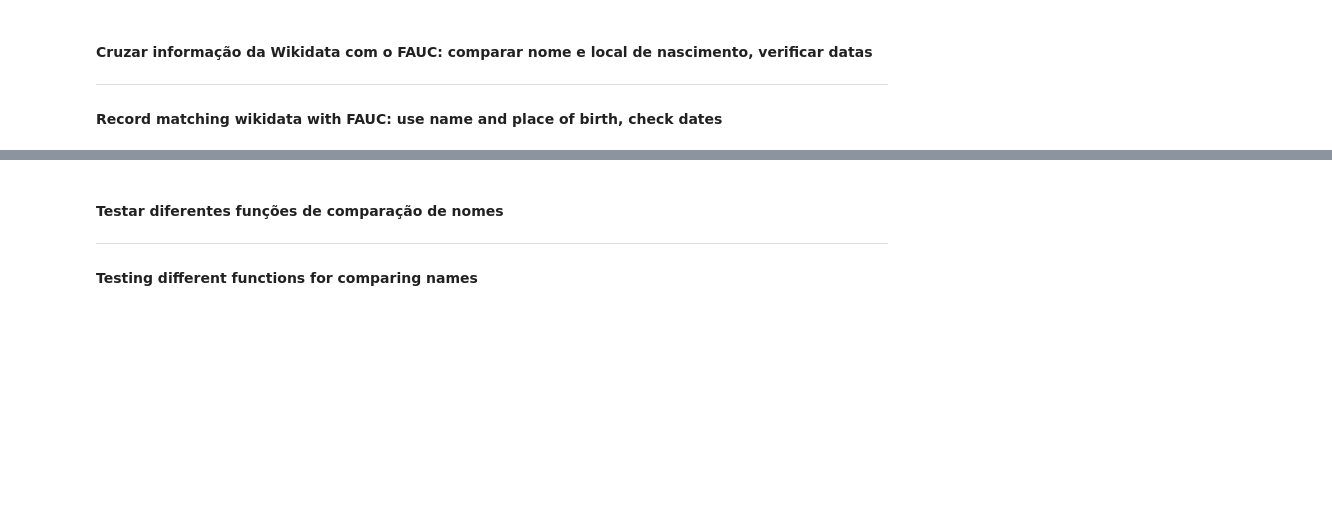
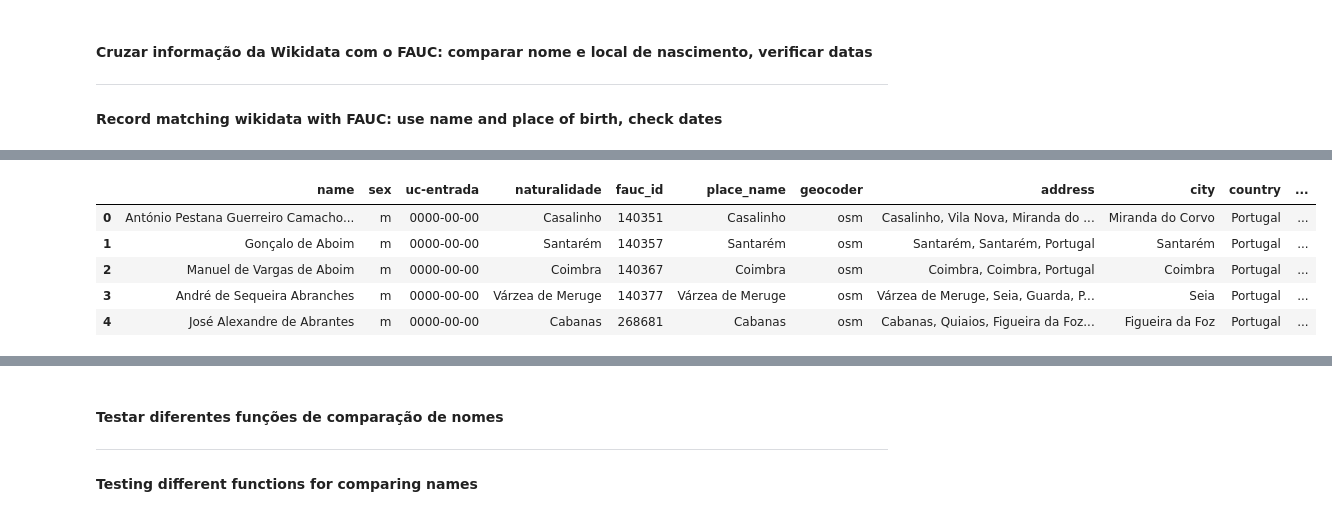
Before and after one commit to joaquimrcarvalho/fauc1537-1919, a Jupyter notebook: notebooks/997-wikidata.ipynb, the cells around one changed output, grey strips where cells are left out. Drawn from its saved outputs; the diff is of its cells as text; code cells hidden in the pictures; blank space fills up the shorter version.

```diff
--- a/notebooks/997-wikidata.ipynb
+++ b/notebooks/997-wikidata.ipynb
@@ -563,2 +597,11 @@ nat_analysis[(nat_analysis.snat > 0) & (nat_analysis.scoord == 0)].head(50)
+# %%
+fauc.head()
+# %% [output]
+|  | name | sex | uc-entrada | naturalidade | fauc_id | place_name | geocoder | address | city | country | ... |
+| 0 | António Pestana Guerreiro Camacho... | m | 0000-00-00 | Casalinho | 140351 | Casalinho | osm | Casalinho, Vila Nova, Miranda do ... | Miranda do Corvo | Portugal | ... |
+| 1 | Gonçalo de Aboim | m | 0000-00-00 | Santarém | 140357 | Santarém | osm | Santarém, Santarém, Portugal | Santarém | Portugal | ... |
+| 2 | Manuel de Vargas de Aboim | m | 0000-00-00 | Coimbra | 140367 | Coimbra | osm | Coimbra, Coimbra, Portugal | Coimbra | Portugal | ... |
+| 3 | André de Sequeira Abranches | m | 0000-00-00 | Várzea de Meruge | 140377 | Várzea de Meruge | osm | Várzea de Meruge, Seia, Guarda, P... | Seia | Portugal | ... |
+| 4 | José Alexandre de Abrantes | m | 0000-00-00 | Cabanas | 268681 | Cabanas | osm | Cabanas, Quiaios, Figueira da Foz... | Figueira da Foz | Portugal | ... |
 # %%
 
```
Also changed, not shown: parts of 19 cells of this notebook, 11 other files.
